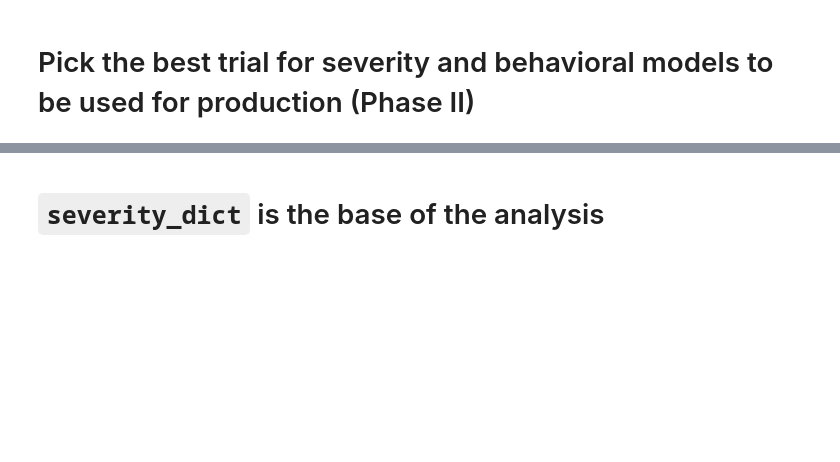
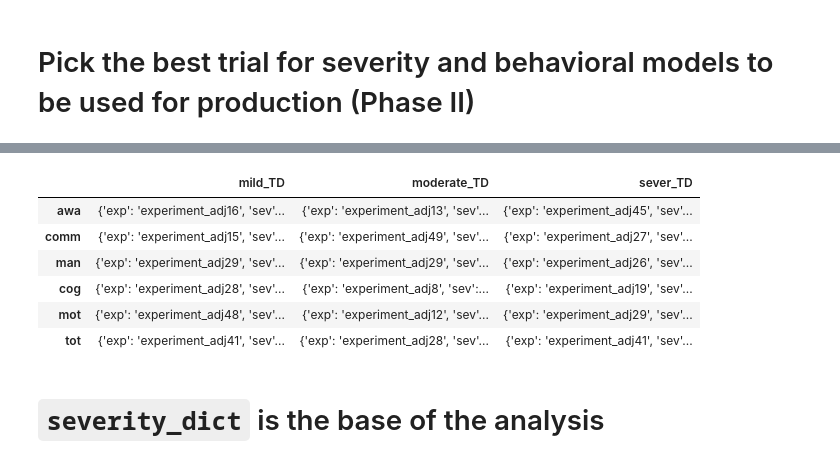
Before and after one commit to silk1100/behavioralProject, a Jupyter notebook: notebooks/13_Common_Features_Among_SRS.ipynb, the cells around one changed output, grey strips where cells are left out. Drawn from its saved outputs; the diff is of its cells as text; code cells hidden in the pictures; blank space fills up the shorter version.

```diff
--- a/notebooks/13_Common_Features_Among_SRS.ipynb
+++ b/notebooks/13_Common_Features_Among_SRS.ipynb
@@ -117,3 +117,13 @@ len(best_data_dict['mild_TD']['cog']['feats']),best_data_dict['mild_TD']['cog'][
+# %%
+pd.DataFrame(best_data_dict)
+# %% [output]
+|  | mild_TD | moderate_TD | sever_TD |
+| awa | {'exp': 'experiment_adj16', 'sev'... | {'exp': 'experiment_adj13', 'sev'... | {'exp': 'experiment_adj45', 'sev'... |
+| comm | {'exp': 'experiment_adj15', 'sev'... | {'exp': 'experiment_adj49', 'sev'... | {'exp': 'experiment_adj27', 'sev'... |
+| man | {'exp': 'experiment_adj29', 'sev'... | {'exp': 'experiment_adj29', 'sev'... | {'exp': 'experiment_adj26', 'sev'... |
+| cog | {'exp': 'experiment_adj28', 'sev'... | {'exp': 'experiment_adj8', 'sev':... | {'exp': 'experiment_adj19', 'sev'... |
+| mot | {'exp': 'experiment_adj48', 'sev'... | {'exp': 'experiment_adj12', 'sev'... | {'exp': 'experiment_adj29', 'sev'... |
+| tot | {'exp': 'experiment_adj41', 'sev'... | {'exp': 'experiment_adj28', 'sev'... | {'exp': 'experiment_adj41', 'sev'... |
 # %% [markdown]
 # `severity_dict` is the base of the analysis
 # %% [markdown]
```
Also changed, not shown: parts of 4 cells of this notebook, 2 other files.
